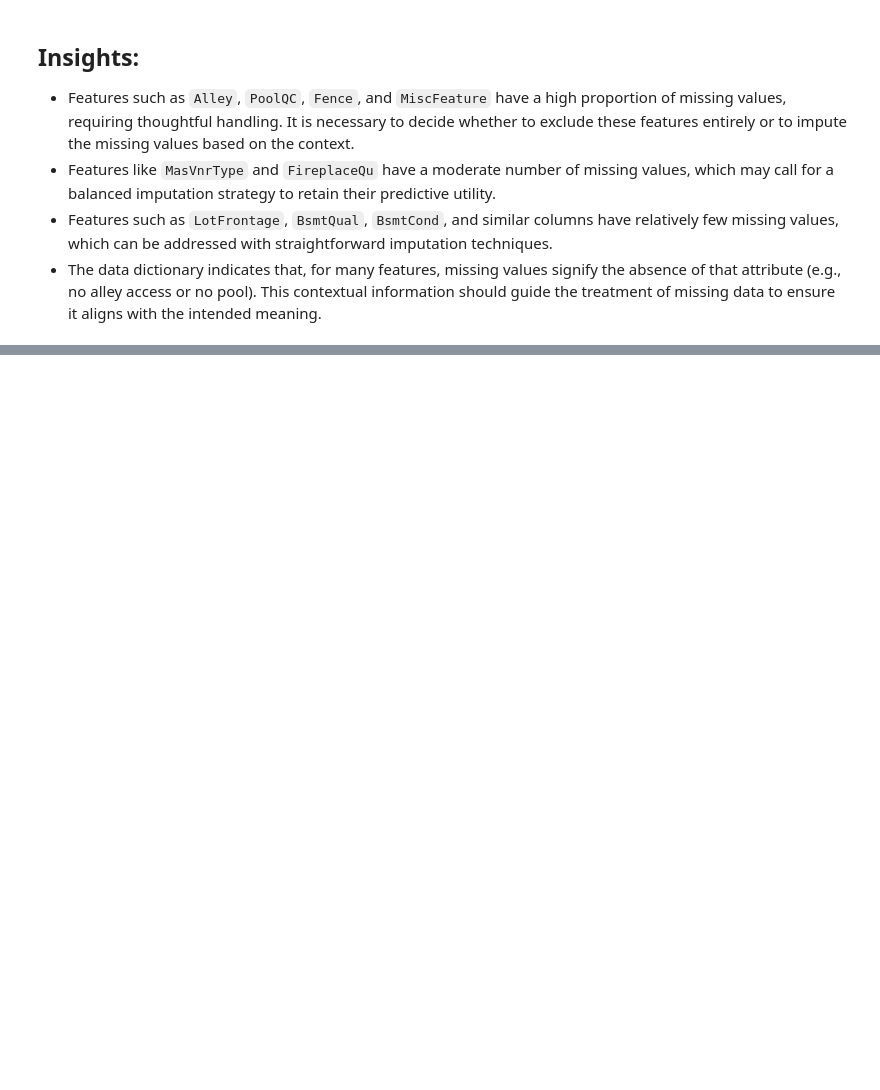
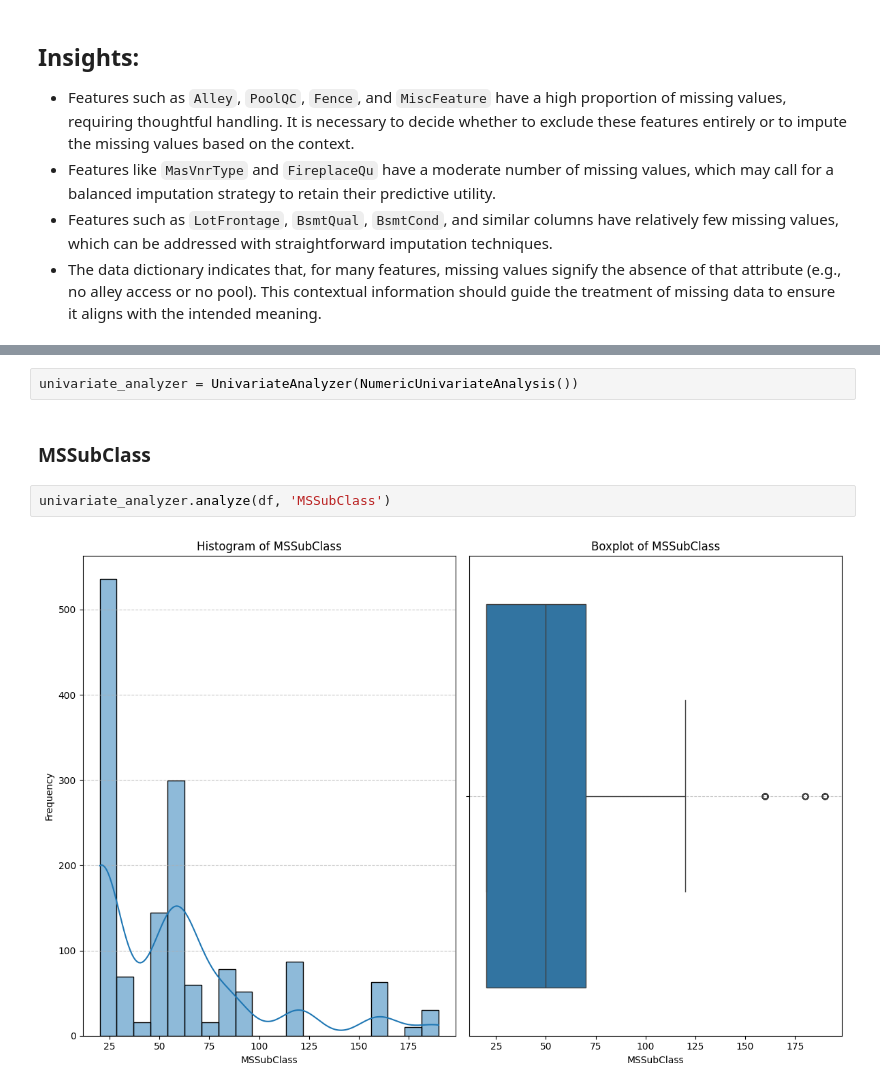
Before and after one commit to ktxdev/house-prices, a Jupyter notebook: analysis/EDA.ipynb, the cells around one changed output, grey strips where cells are left out. Saved outputs shown, nothing was run; the diff lists cells and outputs as text; blank space fills up the shorter version.

Commit message:
Perform univariate analysis on some numerical features

```diff
--- a/analysis/EDA.ipynb
+++ b/analysis/EDA.ipynb
@@ -181,0 +187,8 @@ dtype: int64
+# %%
+univariate_analyzer = UnivariateAnalyzer(NumericUnivariateAnalysis())
+# %% [markdown]
+### MSSubClass
+# %%
+univariate_analyzer.analyze(df, 'MSSubClass')
+# %% [output]
+[figure, added]
```
Also changed, not shown: parts of 37 cells of this notebook, 1 other file.
